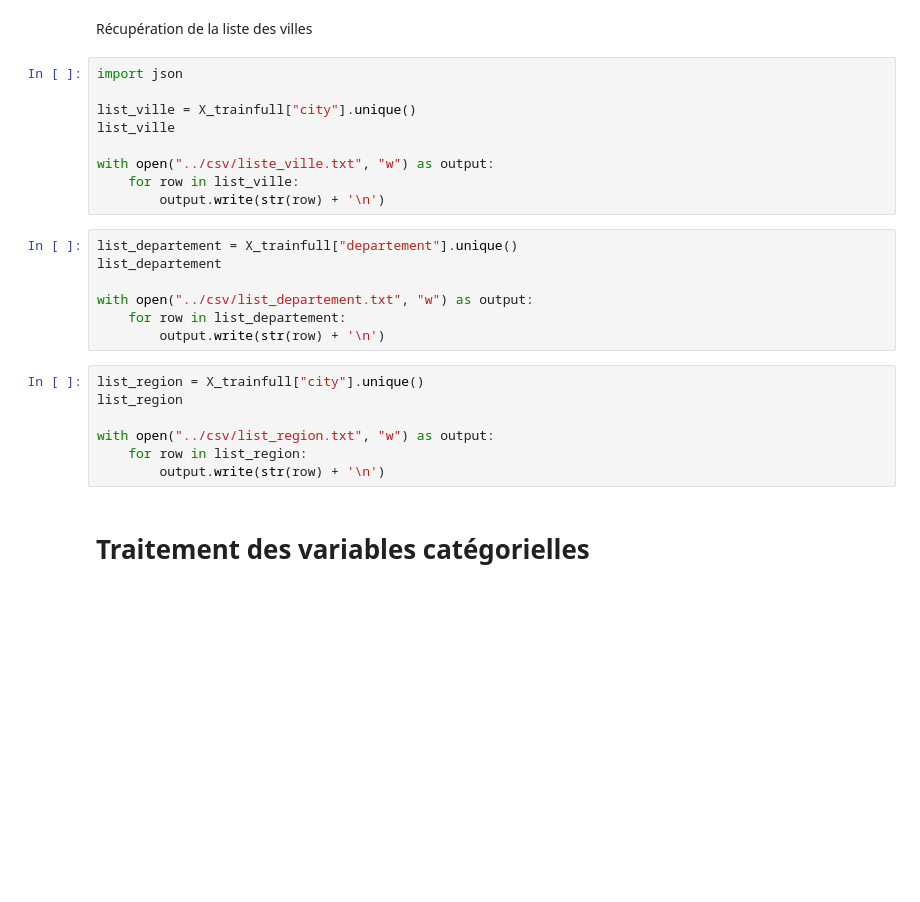
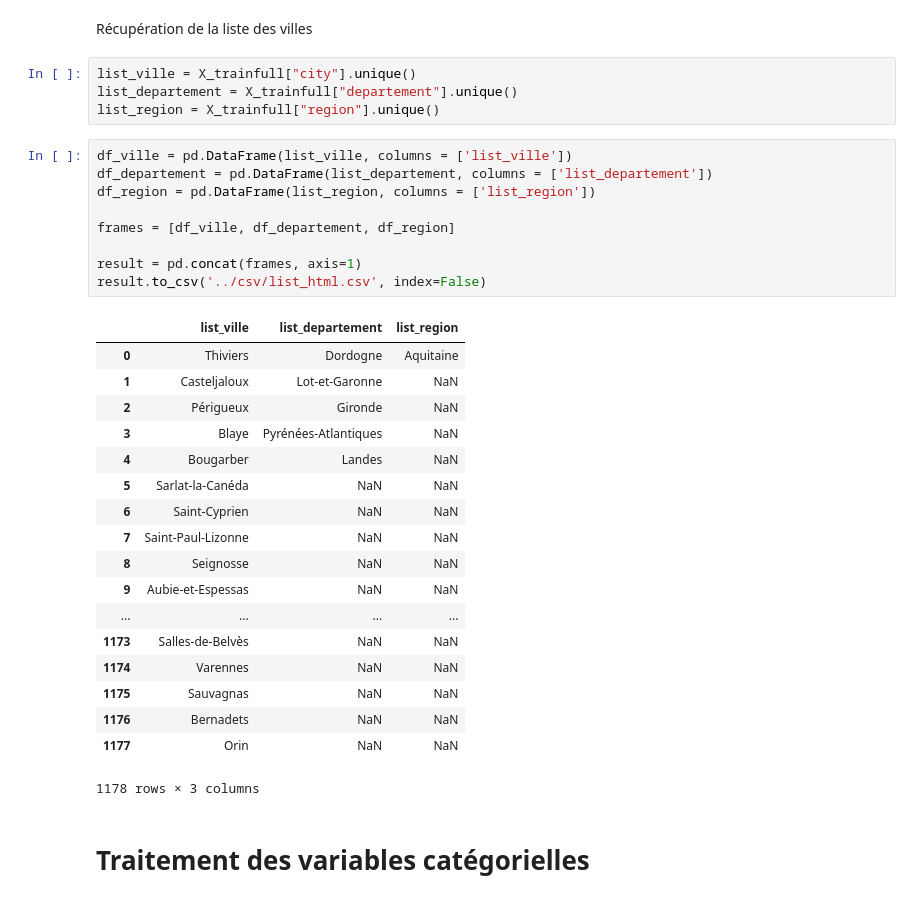
Before and after one commit to laurent-33/ML-09-realestate-djml, a Jupyter notebook: scripts/02_data_processing_and_model.ipynb, the cells around one changed output. Drawn from its saved outputs; the diff is of its cells as text; blank space fills up the shorter version.

Commit message:
damien : optimisation html 2

```diff
--- a/scripts/02_data_processing_and_model.ipynb
+++ b/scripts/02_data_processing_and_model.ipynb
@@ -98,29 +98,38 @@ print(X_trainfull.shape)
 (8880, 11)
 # %% [markdown]
 Récupération de la liste des villes
-# %%
-import json
-
-list_ville = X_trainfull["city"].unique()
-list_ville
-
-with open("../csv/liste_ville.txt", "w") as output:
-    for row in list_ville:
-        output.write(str(row) + '\n')
-# %%
-list_departement = X_trainfull["departement"].unique()
-list_departement
-
-with open("../csv/list_departement.txt", "w") as output:
-    for row in list_departement:
-        output.write(str(row) + '\n')
-# %%
-list_region = X_trainfull["city"].unique()
-list_region
-
-with open("../csv/list_region.txt", "w") as output:
-    for row in list_region:
-        output.write(str(row) + '\n')
+# %%
+list_ville = X_trainfull["city"].unique()
+list_departement = X_trainfull["departement"].unique()
+list_region = X_trainfull["region"].unique()
+# %%
+df_ville = pd.DataFrame(list_ville, columns = ['list_ville'])
+df_departement = pd.DataFrame(list_departement, columns = ['list_departement'])
+df_region = pd.DataFrame(list_region, columns = ['list_region'])
+
+frames = [df_ville, df_departement, df_region]
+
+result = pd.concat(frames, axis=1)
+result.to_csv('../csv/list_html.csv', index=False)
+# %% [output]
+|  | list_ville | list_departement | list_region |
+| 0 | Thiviers | Dordogne | Aquitaine |
+| 1 | Casteljaloux | Lot-et-Garonne | NaN |
+| 2 | Périgueux | Gironde | NaN |
+| 3 | Blaye | Pyrénées-Atlantiques | NaN |
+| 4 | Bougarber | Landes | NaN |
+| 5 | Sarlat-la-Canéda | NaN | NaN |
+| 6 | Saint-Cyprien | NaN | NaN |
+| 7 | Saint-Paul-Lizonne | NaN | NaN |
+| 8 | Seignosse | NaN | NaN |
+| 9 | Aubie-et-Espessas | NaN | NaN |
+| ... | ... | ... | ... |
+| 1173 | Salles-de-Belvès | NaN | NaN |
+| 1174 | Varennes | NaN | NaN |
+| 1175 | Sauvagnas | NaN | NaN |
+| 1176 | Bernadets | NaN | NaN |
+| 1177 | Orin | NaN | NaN |
+1178 rows × 3 columns
 # %% [markdown]
 # Traitement des variables catégorielles
 # %% [markdown]
```
